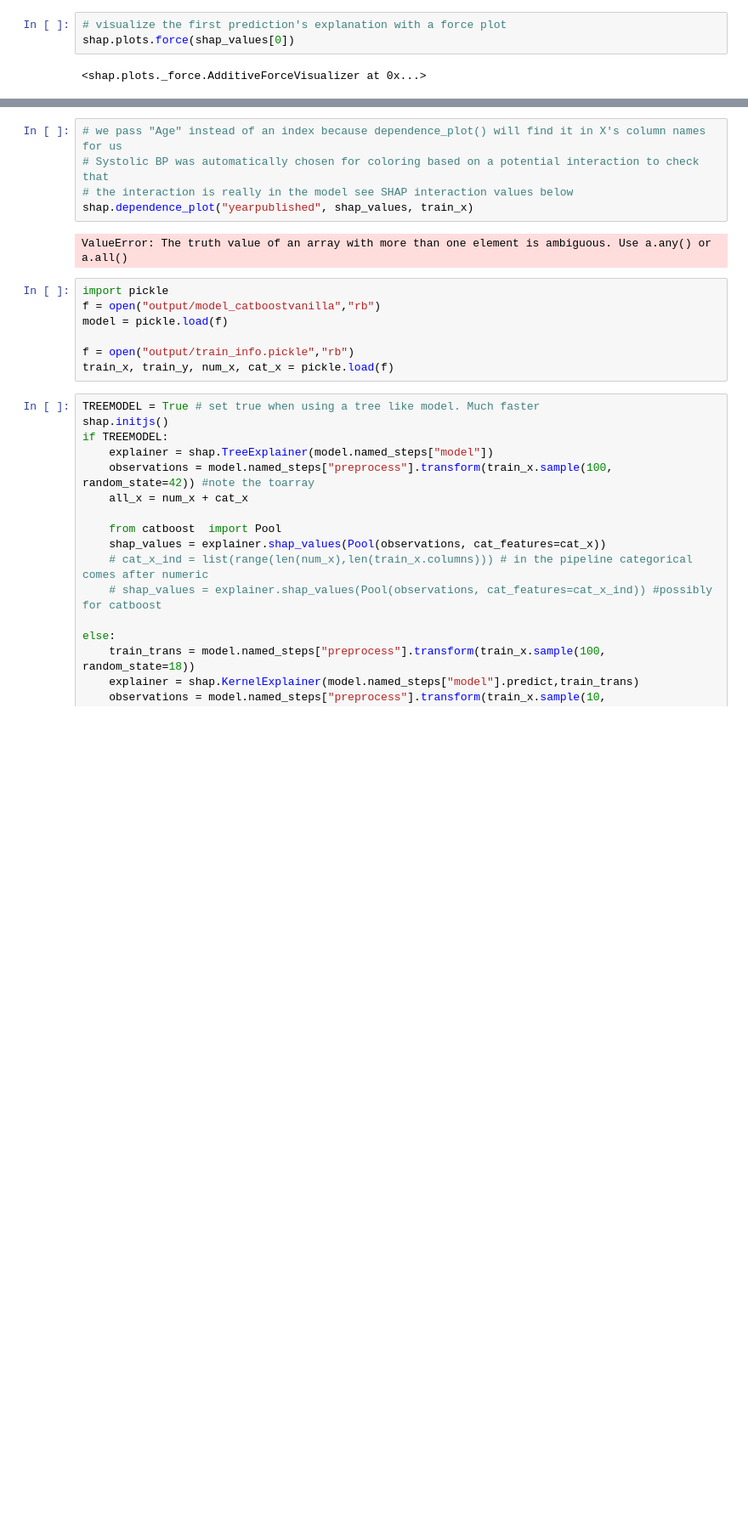
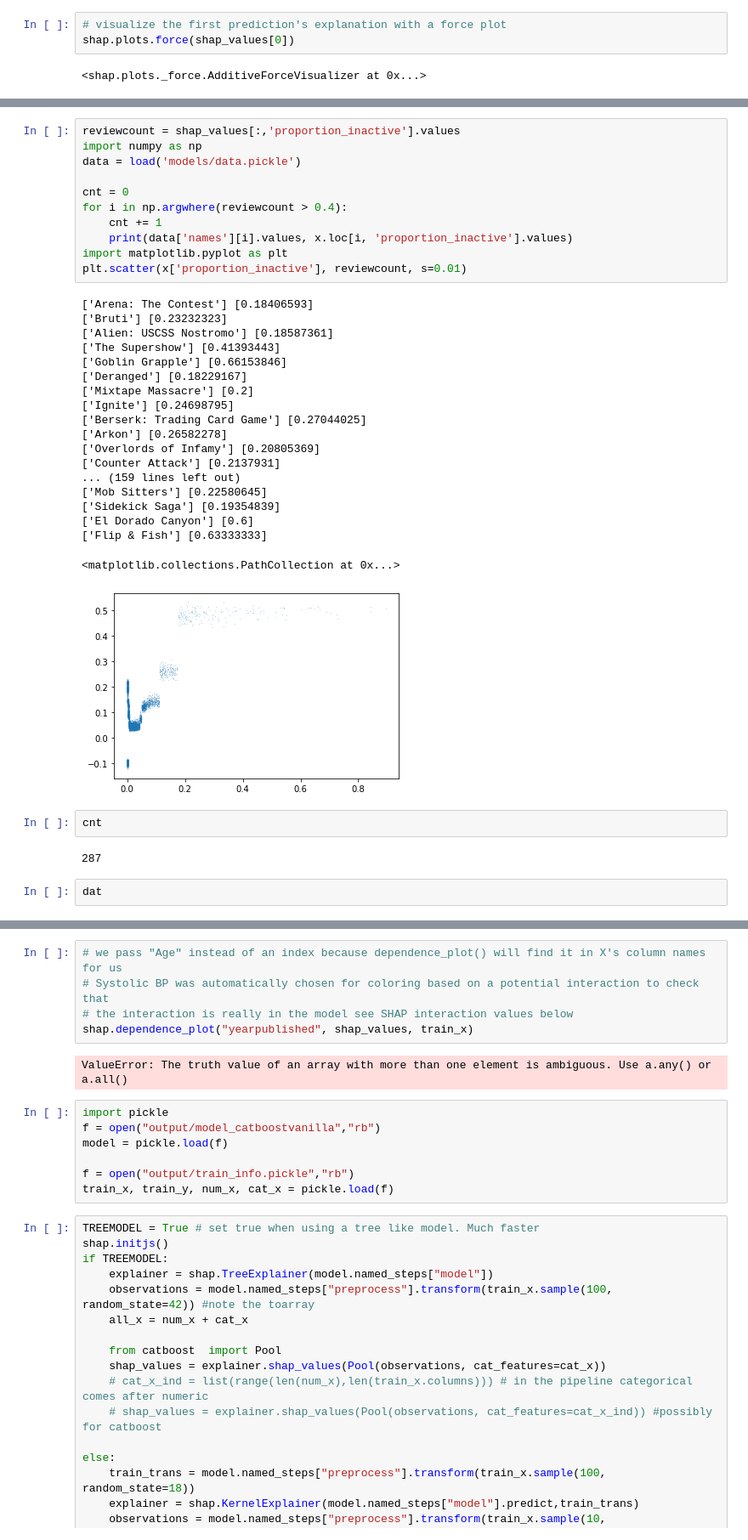
Before and after one commit to jvanelteren/boardgamegeek, a Jupyter notebook: 5Model Interpretation - Catboost - from housing.ipynb, the cells around one changed output, grey strips where cells are left out. Shown at 85% size. Cells and saved outputs as stored; diff of their text form; blank space fills up the shorter version.

```diff
--- a/5Model Interpretation - Catboost - from housing.ipynb
+++ b/5Model Interpretation - Catboost - from housing.ipynb
@@ -38,0 +36,37 @@ shap.plots.beeswarm(shap_values)
+# %%
+reviewcount = shap_values[:,'proportion_inactive'].values
+import numpy as np
+data = load('models/data.pickle')
+
+cnt = 0
+for i in np.argwhere(reviewcount > 0.4):
+    cnt += 1
+    print(data['names'][i].values, x.loc[i, 'proportion_inactive'].values)
+import matplotlib.pyplot as plt
+plt.scatter(x['proportion_inactive'], reviewcount, s=0.01)
+# %% [output]
+['Arena: The Contest'] [0.18406593]
+['Bruti'] [0.23232323]
+['Alien: USCSS Nostromo'] [0.18587361]
+['The Supershow'] [0.41393443]
+['Goblin Grapple'] [0.66153846]
+['Deranged'] [0.18229167]
+['Mixtape Massacre'] [0.2]
+['Ignite'] [0.24698795]
+['Berserk: Trading Card Game'] [0.27044025]
+['Arkon'] [0.26582278]
+['Overlords of Infamy'] [0.20805369]
+['Counter Attack'] [0.2137931]
+... (159 lines left out)
+['Mob Sitters'] [0.22580645]
+['Sidekick Saga'] [0.19354839]
+['El Dorado Canyon'] [0.6]
+['Flip & Fish'] [0.63333333]
+<matplotlib.collections.PathCollection at 0x...>
+[figure, added]
+# %%
+cnt
+# %% [output]
+287
+# %%
+dat
```
Also changed, not shown: parts of 8 cells of this notebook, 4 other files.
